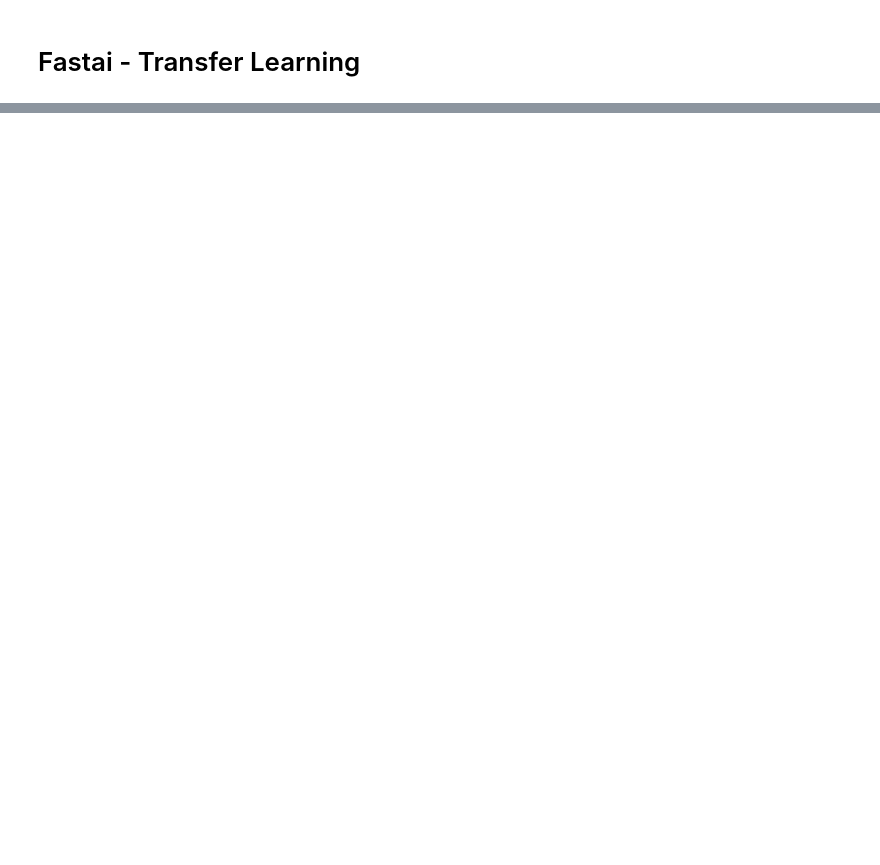
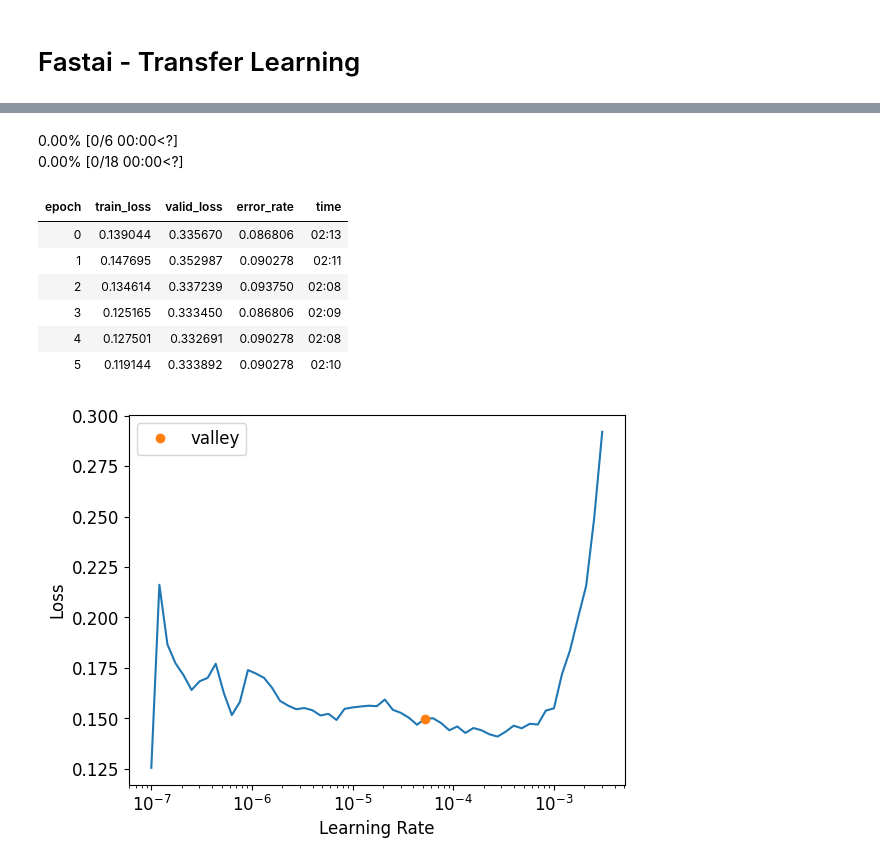
Before and after one commit to KyanoTrevisan/bigdata-project, a Jupyter notebook: bigdata_bigcats.ipynb, the cells around one changed output, grey strips where cells are left out. Saved outputs shown, nothing was run; the diff lists cells and outputs as text; code cells hidden in the pictures; blank space fills up the shorter version.

```diff
--- a/bigdata_bigcats.ipynb
+++ b/bigdata_bigcats.ipynb
@@ -301,0 +51,23 @@ history_fine = model.fit(
+# %%
+# Define the DataBlock for our dataset
+cats = DataBlock(
+    # Define the type of data: ImageBlock for input and CategoryBlock for output (labels)
+    blocks=(ImageBlock, CategoryBlock),
+
+    # Function to get the list of image files from 'path'
+    get_items=get_image_files,
+
+    # RandomSplitter to split the data into training and validation sets
+    # 'valid_pct=0.2' means 20% of the data will be used for validation
+    # 'seed=42' ensures reproducibility of the split
+    splitter=RandomSplitter(valid_pct=0.2, seed=42),
+
+    # Function to extract labels from the parent folder's name
+    get_y=parent_label,
+
+    # Transformation: Resize the images to 460 pixels for pre-processing
+    item_tfms=Resize(460),
+
+    # Batch-level transformations: Apply augmentation and resize images to 224 for training
+    batch_tfms=aug_transforms(size=224, min_scale=0.75)
+)
@@ -301,0 +119,4 @@ history_fine = model.fit(
+# %%
+# Creating a model using Fastai's vision_learner
+# 'vision_learner' is a convenient function to create a CNN learner with a specified architecture
+model = vision_learner(dls, resnet34, metrics=error_rate)
@@ -301,0 +160,24 @@ history_fine = model.fit(
+# %%
+# Unfreeze the model for further training
+# 'unfreeze' makes all the layers of the model trainable
+model.unfreeze()
+
+# Find an optimal learning rate
+# 'lr_find' helps in identifying a good learning rate for training the model
+lr_suggestion = model.lr_find()
+
+# Fit the model using the 'fit_one_cycle' method
+# This method uses the 1cycle policy for learning rate management
+# We train for 6 more epochs with a learning rate ranging from 1e-6 to 1e-4
+model.fit_one_cycle(6, lr_max=slice(1e-6,1e-4))
+# %% [output]
+0.00% [0/6 00:00<?]
+0.00% [0/18 00:00<?]
+| epoch | train_loss | valid_loss | error_rate | time |
+| 0 | 0.139044 | 0.335670 | 0.086806 | 02:13 |
+| 1 | 0.147695 | 0.352987 | 0.090278 | 02:11 |
+| 2 | 0.134614 | 0.337239 | 0.093750 | 02:08 |
+| 3 | 0.125165 | 0.333450 | 0.086806 | 02:09 |
+| 4 | 0.127501 | 0.332691 | 0.090278 | 02:08 |
+| 5 | 0.119144 | 0.333892 | 0.090278 | 02:10 |
+[figure, added]
```
Also changed, not shown: parts of 82 cells of this notebook.
